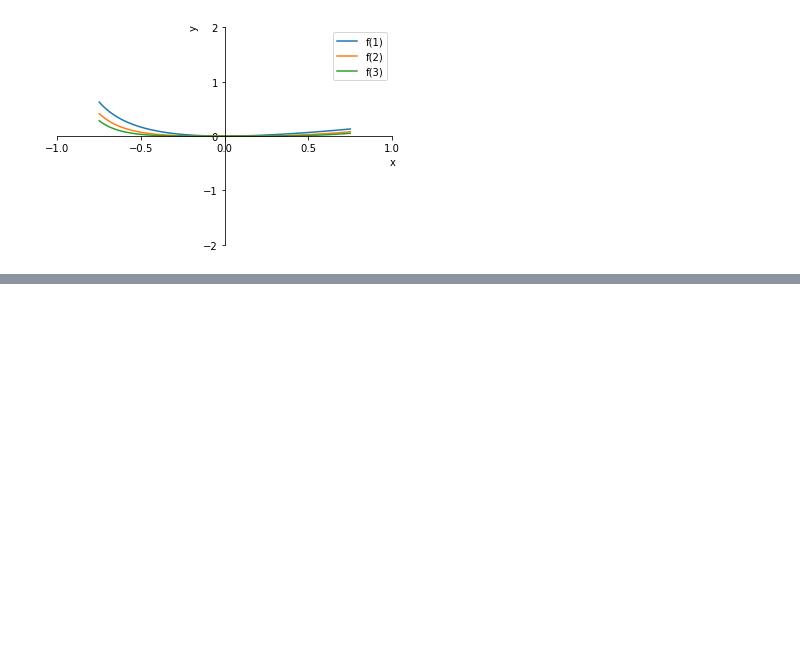
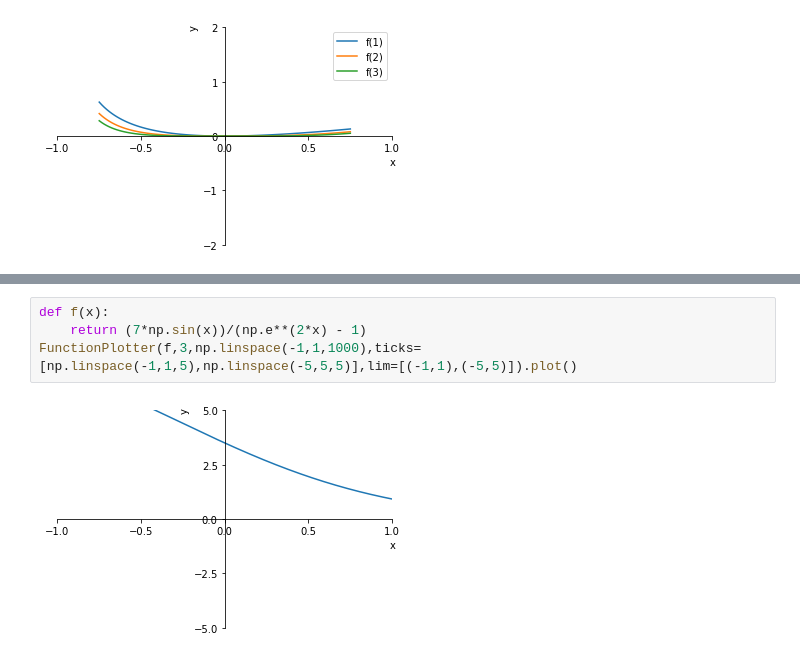
Before and after one commit to Zhurp2020/NLP-from-scratch, a Jupyter notebook: Thomas Calculus/Chapter 10 code.ipynb, the cells around one changed output, grey strips where cells are left out. Saved outputs shown, nothing was run; the diff lists cells and outputs as text; blank space fills up the shorter version.

```diff
--- a/Thomas Calculus/Chapter 10 code.ipynb
+++ b/Thomas Calculus/Chapter 10 code.ipynb
@@ -196,0 +213,6 @@ FunctionPlotter([e1,e2,e3],3,np.linspace(-0.75,0.75,100),ticks=[np.linspace(-1,1
+# %%
+def f(x):
+    return (7*np.sin(x))/(np.e**(2*x) - 1)
+FunctionPlotter(f,3,np.linspace(-1,1,1000),ticks=[np.linspace(-1,1,5),np.linspace(-5,5,5)],lim=[(-1,1),(-5,5)]).plot()
+# %% [output]
+[figure, added]
```
Also changed, not shown: parts of 1 cell of this notebook, 1 other file.
